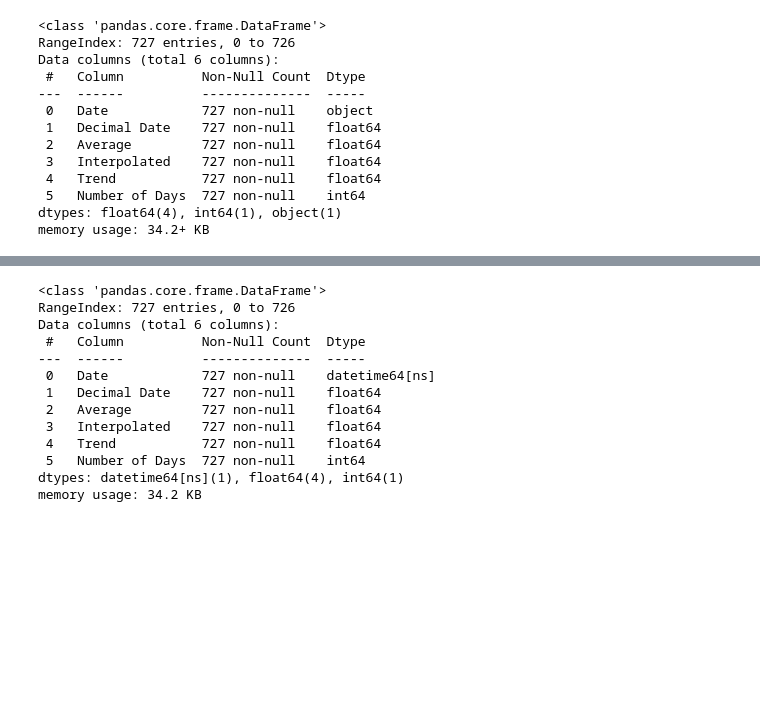
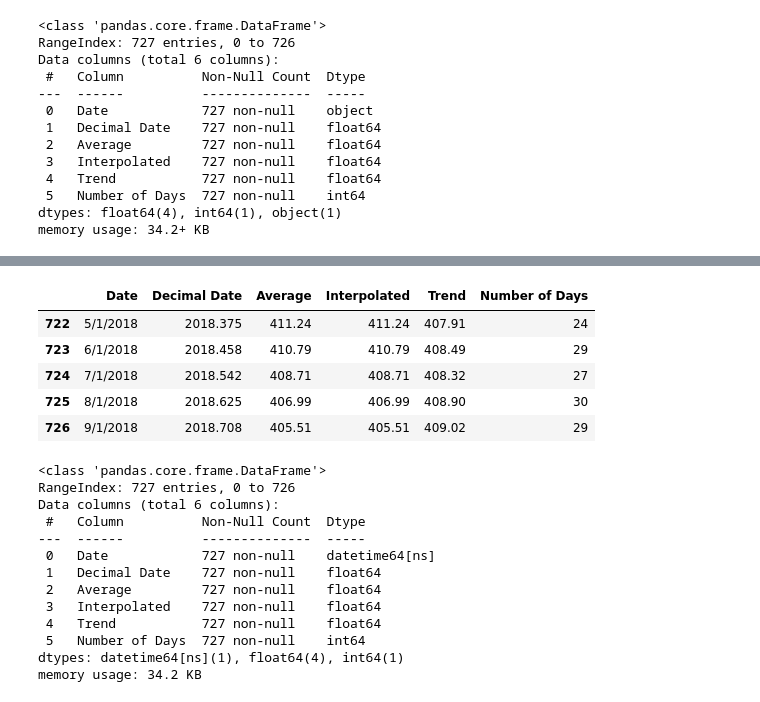
Before and after one commit to schellrw/climate_change, a Jupyter notebook: co2_ppm_atmosphere.ipynb, the cells around one changed output, grey strips where cells are left out. Saved outputs shown, nothing was run; the diff lists cells and outputs as text; code cells hidden in the pictures; blank space fills up the shorter version.

```diff
--- a/co2_ppm_atmosphere.ipynb
+++ b/co2_ppm_atmosphere.ipynb
@@ -92 +50,10 @@ memory usage: 34.2+ KB
+# %%
+df.tail()
+# %% [output]
+|  | Date | Decimal Date | Average | Interpolated | Trend | Number of Days |
+| 722 | 5/1/2018 | 2018.375 | 411.24 | 411.24 | 407.91 | 24 |
+| 723 | 6/1/2018 | 2018.458 | 410.79 | 410.79 | 408.49 | 29 |
+| 724 | 7/1/2018 | 2018.542 | 408.71 | 408.71 | 408.32 | 27 |
+| 725 | 8/1/2018 | 2018.625 | 406.99 | 406.99 | 408.90 | 30 |
+| 726 | 9/1/2018 | 2018.708 | 405.51 | 405.51 | 409.02 | 29 |
 # %%
```
Also changed, not shown: parts of 27 cells of this notebook, 1 other file.
